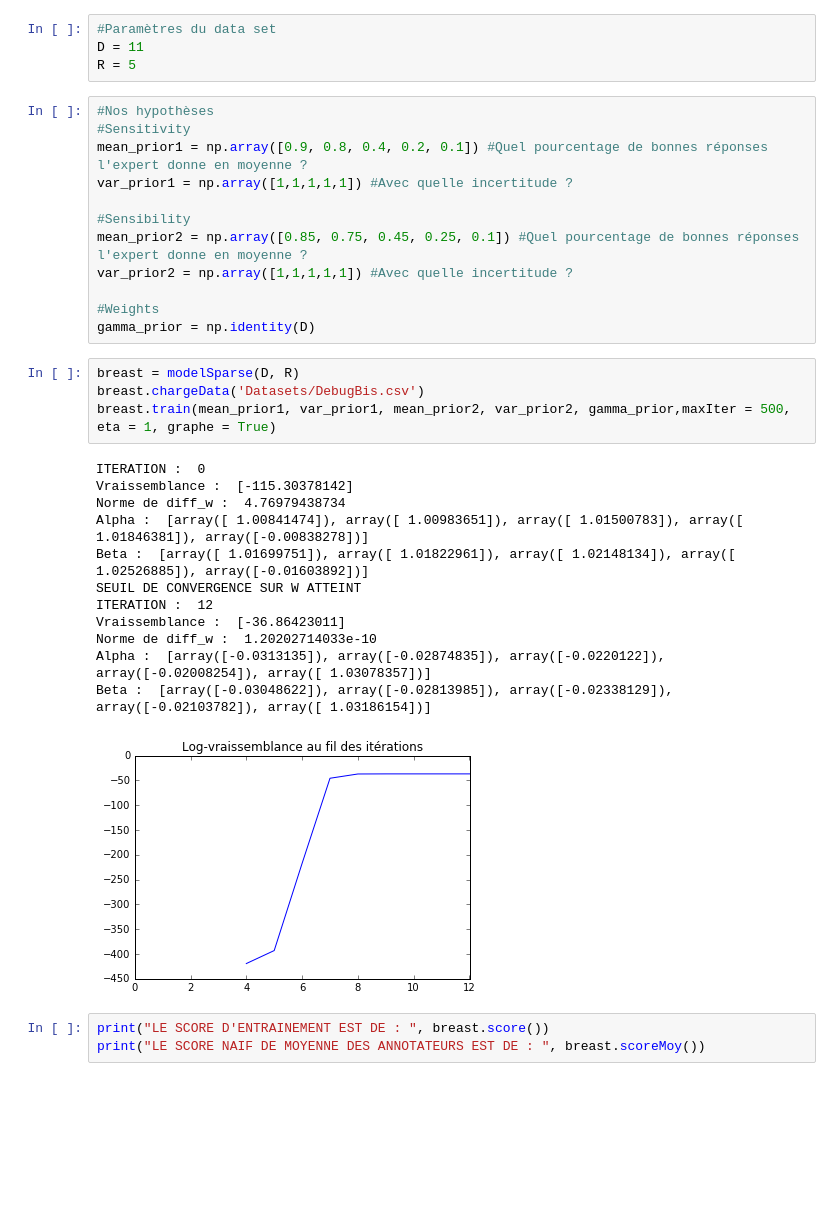
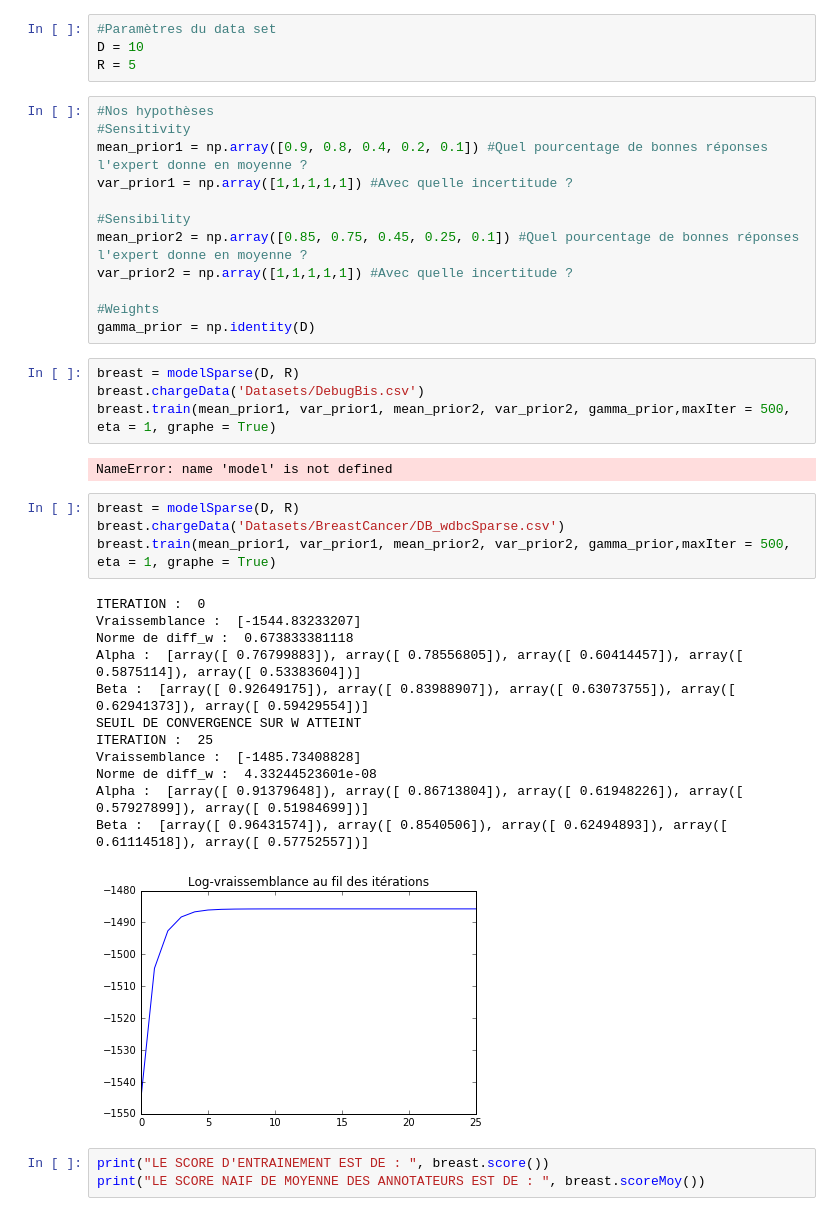
Before and after one commit to aurianeb/Learning-Crowds, a Jupyter notebook: BayesianSparse.ipynb, the cells around one changed output. Saved outputs shown, nothing was run; the diff lists cells and outputs as text; blank space fills up the shorter version.

```diff
--- a/BayesianSparse.ipynb
+++ b/BayesianSparse.ipynb
@@ -243,7 +243,7 @@ class modelSparse:
         plt.legend()
 # %%
 #Paramètres du data set
-D = 11
+D = 10
 R = 5
 # %%
 #Nos hypothèses
@@ -262,18 +262,24 @@ breast = modelSparse(D, R)
 breast.chargeData('Datasets/DebugBis.csv')
 breast.train(mean_prior1, var_prior1, mean_prior2, var_prior2, gamma_prior,maxIter = 500, eta = 1, graphe = True)
 # %% [output]
-ITERATION :  0
-Vraissemblance :  [-115.30378142]
-Norme de diff_w :  4.76979438734
-Alpha :  [array([ 1.00841474]), array([ 1.00983651]), array([ 1.01500783]), array([ 1.01846381]), array([-0.00838278])]
-Beta :  [array([ 1.01699751]), array([ 1.01822961]), array([ 1.02148134]), array([ 1.02526885]), array([-0.01603892])]
-SEUIL DE CONVERGENCE SUR W ATTEINT
-ITERATION :  12
-Vraissemblance :  [-36.86423011]
-Norme de diff_w :  1.20202714033e-10
-Alpha :  [array([-0.0313135]), array([-0.02874835]), array([-0.0220122]), array([-0.02008254]), array([ 1.03078357])]
-Beta :  [array([-0.03048622]), array([-0.02813985]), array([-0.02338129]), array([-0.02103782]), array([ 1.03186154])]
+NameError: name 'model' is not defined
-[figure, removed]
+# %%
+breast = modelSparse(D, R)
+breast.chargeData('Datasets/BreastCancer/DB_wdbcSparse.csv')
+breast.train(mean_prior1, var_prior1, mean_prior2, var_prior2, gamma_prior,maxIter = 500, eta = 1, graphe = True)
+# %% [output]
+ITERATION :  0
+Vraissemblance :  [-1544.83233207]
+Norme de diff_w :  0.673833381118
+Alpha :  [array([ 0.76799883]), array([ 0.78556805]), array([ 0.60414457]), array([ 0.5875114]), array([ 0.53383604])]
+Beta :  [array([ 0.92649175]), array([ 0.83988907]), array([ 0.63073755]), array([ 0.62941373]), array([ 0.59429554])]
+SEUIL DE CONVERGENCE SUR W ATTEINT
+ITERATION :  25
+Vraissemblance :  [-1485.73408828]
+Norme de diff_w :  4.33244523601e-08
+Alpha :  [array([ 0.91379648]), array([ 0.86713804]), array([ 0.61948226]), array([ 0.57927899]), array([ 0.51984699])]
+Beta :  [array([ 0.96431574]), array([ 0.8540506]), array([ 0.62494893]), array([ 0.61114518]), array([ 0.57752557])]
+[figure, added]
 # %%
 print("LE SCORE D'ENTRAINEMENT EST DE : ", breast.score())
 print("LE SCORE NAIF DE MOYENNE DES ANNOTATEURS EST DE : ", breast.scoreMoy())
```
Also changed, not shown: 22 other files.
